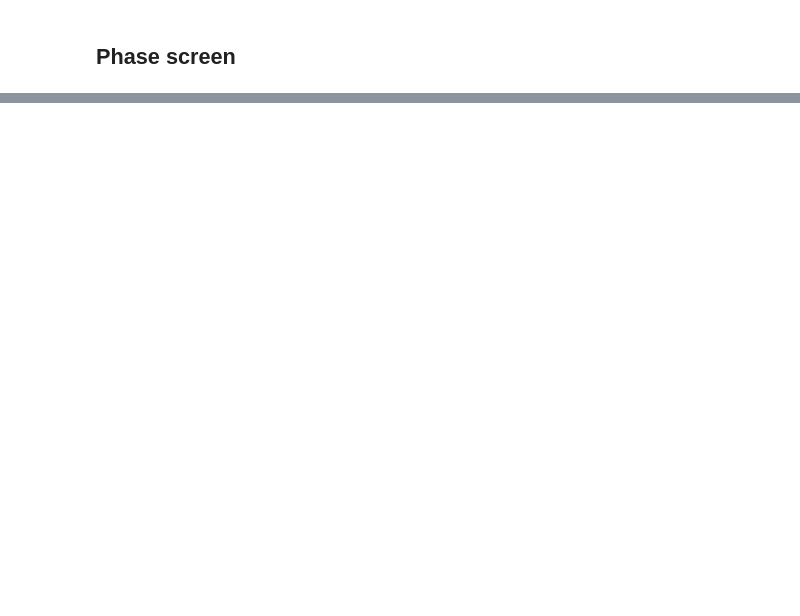
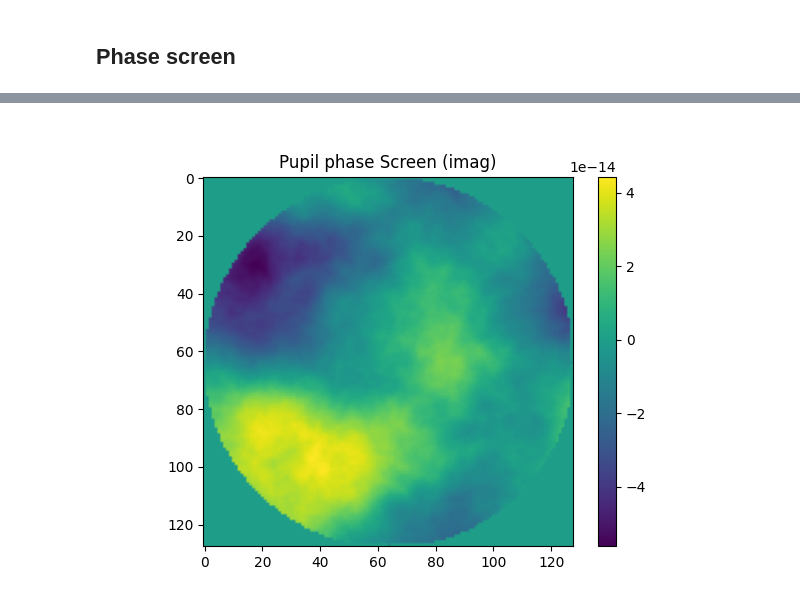
Before and after one commit to HumbertDominique/OWS, a Jupyter notebook: temp.ipynb, the cells around one changed output, grey strips where cells are left out. Drawn from its saved outputs; the diff is of its cells as text; code cells hidden in the pictures; blank space fills up the shorter version.

Commit message:
phase_scren semi-working

```diff
--- a/temp.ipynb
+++ b/temp.ipynb
@@ -48,16 +44,2 @@ PSD = ows.psd(N, r0, px_size, l0, L0)
 # %% [markdown]
 ## Phase screen
-# %%
-# Replace tmp1 and tmp2 to be more explicit
-# They are currenty used in order to make it easier to compare with the original code
-rad2asec = 3600 * 180/np.pi
-asec2rad = 1/rad2asec
-
-SEED = None
-FoV = 60 # arcsec
-Npx = 540 # image plane pixels qty
-Daf = 0.01#asec2rad*FoV/Npx # [rad/px]  (Numerical aperture)
-
-wl = 500e-9 # [m]
-dfp = Daf/wl # [/m] Pupil plane spatial frequency pixel size (Numerical aperture/WL)
-dxp = 1/(dfp*N) # Pupil plane pixel size
@@ -105,0 +46,76 @@ plt.show()
+# %%
+SEED = 0
+
+
+
+def phase_screen(dimmat, PSD, dxp, SEED = None, PUPIL = True):
+
+    PP = np.zeros((dimmat+1, dimmat+1)) # Phase power [dimmat+1, dimmat+1] in order to have a pixcele in the middle [rad^2/m^-2]
+
+    PP[0:dimmat,0:dimmat] = PSD*(dimmat*dxp)**2
+    #TODO: understand what this is here
+    PP[0 : dimmat, dimmat] = PP[0 : dimmat, 0] # last row = 1st row
+    PP[dimmat,0 : dimmat] = PP[0, 0 : dimmat] # last column = 1st column
+    PP[dimmat, dimmat] = PP[0, 0] # bottom right corner = top left corner
+
+    if SEED is not None:
+      np.random.seed(SEED)
+    PSA = np.sqrt(PP)* np.random.rand(dimmat+1,dimmat+1) # random draw to create a random phase spectrum [rad/m^(-1)] AMPLITUDE
+    PSA = np.sqrt(2)*(PSA+np.rot90(np.rot90(PSA,2)))/2 # forced even amplitude of wf spectrum
+    PSop = np.random.rand(dimmat+1,dimmat+1)*2*np.pi # random draw for the phase of the spectrum of the optical phase
+    # in order to make sure that the phase is real,
+    # (1) the real part of the phase spectrum is forced to be even (as in "f(x) is even")
+    # (2) the imaginary part of phase spectrum is forced to be odd (as in "f(x) is odd")
+    phaseft =  (PSA * np.cos(0.5 * (PSop - np.rot90(np.rot90(PSop)))))[0:dimmat,0:dimmat] + 1j*(PSA * np.sin(0.5 * (PSop - np.rot90(np.rot90(PSop)))))[0:dimmat,0:dimmat]
+
+    MASK = np.ones((dimmat,dimmat))
+    if PUPIL is True:
+      pxR = np.linspace(-1 ,1,dimmat)*dimmat//2
+      xx, yy = np.meshgrid(pxR,pxR)
+      R= np.sqrt(xx**2 + yy**2)  # pupil plane spatial frequency radius
+      # Créer le masque pour exclure les pixels à l'intérieur du cercle
+      MASK[R > dimmat/2] = 0
+
+    phase_screen = np.fft.ifft2(np.fft.ifftshift(phaseft))*MASK
+    phase_screen[MASK == 1] -= np.mean(phase_screen[MASK == 1])
+
+    Sp = np.sum(phase_screen)*dxp**2
+    apsf = np.fft.ifft2((MASK*np.exp(phase_screen)))/Sp
+    psf = np.abs(apsf)**2
+    phase_screen -= np.mean(-1j*phase_screen) # remove piston?
+    plt.close(2)
+    plt.figure(2)
+    plt.imshow(np.abs(psf))
+    plt.colorbar()
+    plt.show()
+
+
+    return phase_screen
+
+# ;INSTANTANEOUS PSF [OPTION]
+#   if size(pupil,/type) ne 0 then begin
+#     tmp2 = pupil*tmp2
+#     tmp2[where(pupil ne 0)] = tmp2[where(pupil ne 0)]-mean(tmp2[where(pupil ne 0)])
+#     Sp = total(pupil)*DXP^2
+#     apsf = MATHFT(pupil*exp(-dcomplex(0,1)*tmp2),dx = DXP,ic = DIMMAT/2,jc = DIMMAT/2)/Sp
+#     psf = abs(apsf)^2
+#     if n_params() eq 5 then dxf = DFP*1e-6*LAMBDA/!dpi*180*3600
+#   endif
+
+start = time.time()
+
+phase_screen = phase_screen(dimmat, PSD, dxp, SEED, PUPIL = True)
+
+end = time.time()
+
+
+print("Processingtime :",
+      (end-start) * 10**3, "ms")
+
+plt.close(3)
+plt.figure(3)
+plt.imshow(np.imag(phase_screen))
+plt.title("Pupil phase Screen (imag)")
+plt.colorbar()
+plt.show()
+# %% [output]
@@ -105,0 +123 @@ plt.show()
+[figure, added]
```
Also changed, not shown: parts of 6 cells of this notebook, 3 other files.
